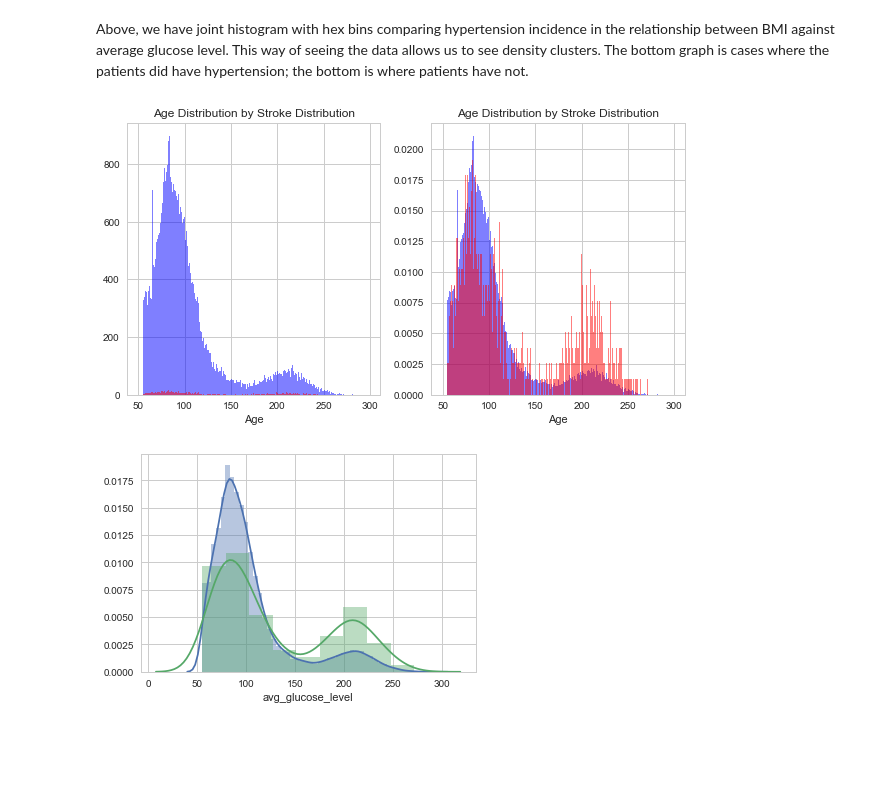
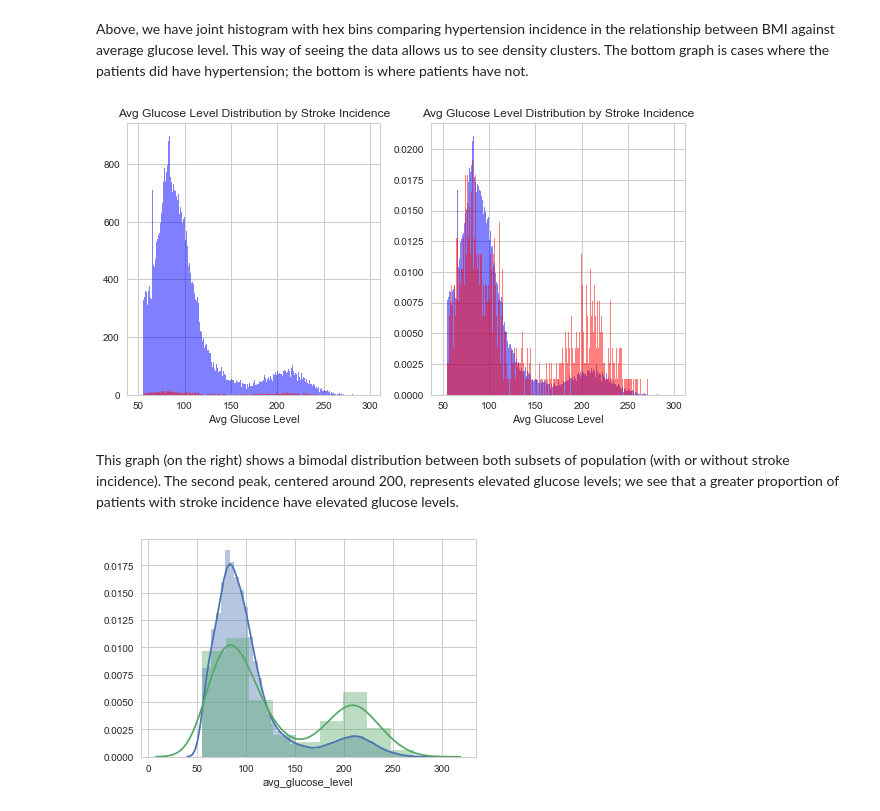
Before and after one commit to MahfuzurRahmanMiah/AB_Testing, a Jupyter notebook: Capstone_2_AB_Testing.ipynb, the cells around one changed output. Cells and saved outputs as stored; diff of their text form; code cells hidden in the pictures; blank space fills up the shorter version.

Commit message:
EDA graphs updated and report update

```diff
--- a/Capstone_2_AB_Testing.ipynb
+++ b/Capstone_2_AB_Testing.ipynb
@@ -261,24 +261,26 @@ Above, we have joint histogram with hex bins comparing hypertension incidence in
 # %%
 plt.figure(figsize=(10, 5))
 x = df4['avg_glucose_level'][df4.stroke == False]
 y = df4['avg_glucose_level'][df4.stroke == True]
 
 plt.subplot(1, 2, 1)
 plt.hist(x, density=False, color='blue', bins=np.arange(50, 300), alpha=.5)
 plt.hist(y, density=False, color='red', bins=np.arange(50, 300), alpha=.5)
-plt.title('Age Distribution by Stroke Distribution')
-plt.xlabel('Age')
+plt.title('Avg Glucose Level Distribution by Stroke Incidence')
+plt.xlabel('Avg Glucose Level')
 
 # Same data, this time normed, using density.
 plt.subplot(1, 2, 2)
 plt.hist(x, density=True, color='blue', bins=np.arange(50, 300), alpha=.5)
 plt.hist(y, density=True, color='red', bins=np.arange(50, 300), alpha=.5)
-plt.title('Age Distribution by Stroke Distribution')
-plt.xlabel('Age')
+plt.title('Avg Glucose Level Distribution by Stroke Incidence')
+plt.xlabel('Avg Glucose Level')
 
 plt.show()
 # %% [output]
-[figure, old version]
+[figure, new version]
+# %% [markdown]
+This graph (on the right) shows a bimodal distribution between both subsets of population (with or without stroke incidence). The second peak, centered around 200, represents elevated glucose levels; we see that a greater proportion of patients with stroke incidence have elevated glucose levels.
 # %%
 plot1 = sns.distplot(x);
 plot2 = sns.distplot(y);
```
Also changed, not shown: parts of 2 cells of this notebook.
